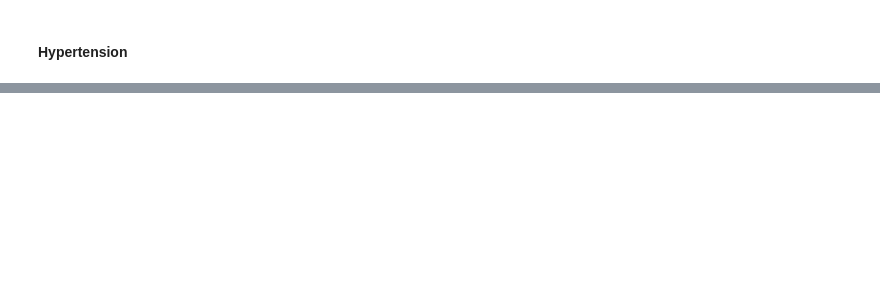
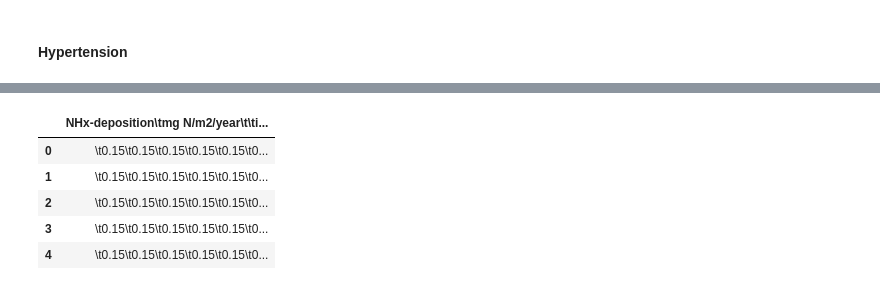
Before and after one commit to oojo12/FAT, a Jupyter notebook: Read Medical Datafiles.ipynb, the cells around one changed output, grey strips where cells are left out. Saved outputs shown, nothing was run; the diff lists cells and outputs as text; code cells hidden in the pictures; blank space fills up the shorter version.

```diff
--- a/Read Medical Datafiles.ipynb
+++ b/Read Medical Datafiles.ipynb
@@ -280,0 +322,11 @@ ModuleNotFoundError: No module named 'openpyxl'
+# %%
+lst = pd.read_csv('C:/Users/tarah.wright/Desktop/NHx-deposition2050.txt')
+# %%
+lst.head()
+# %% [output]
+|  | NHx-deposition\tmg N/m2/year\t\ti... |
+| 0 | \t0.15\t0.15\t0.15\t0.15\t0.15\t0... |
+| 1 | \t0.15\t0.15\t0.15\t0.15\t0.15\t0... |
+| 2 | \t0.15\t0.15\t0.15\t0.15\t0.15\t0... |
+| 3 | \t0.15\t0.15\t0.15\t0.15\t0.15\t0... |
+| 4 | \t0.15\t0.15\t0.15\t0.15\t0.15\t0... |
```
Also changed, not shown: parts of 13 cells of this notebook, 3 other files.
